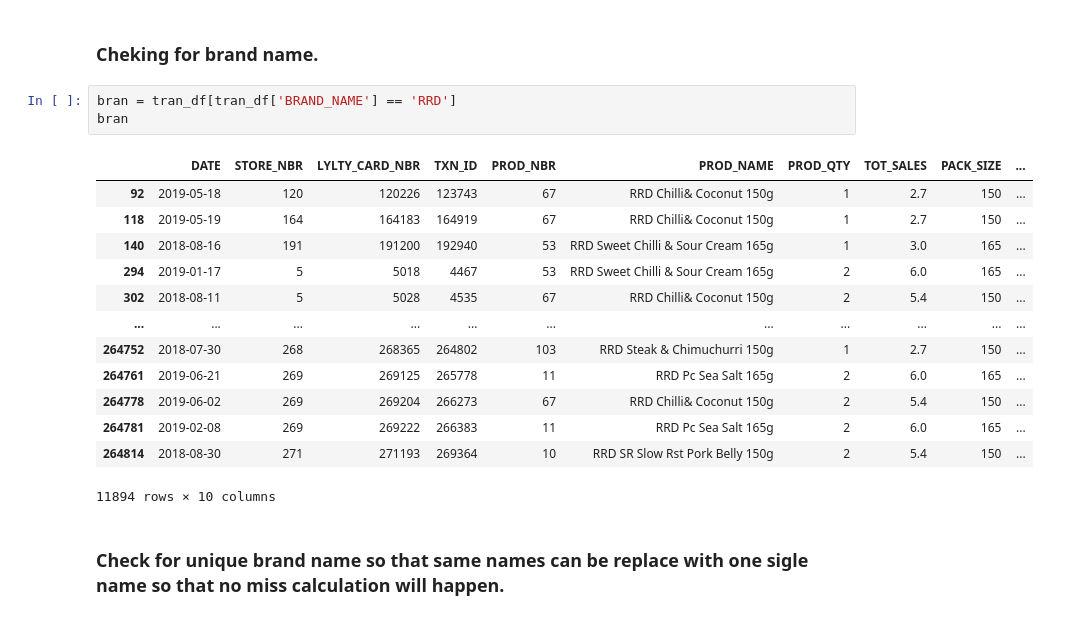
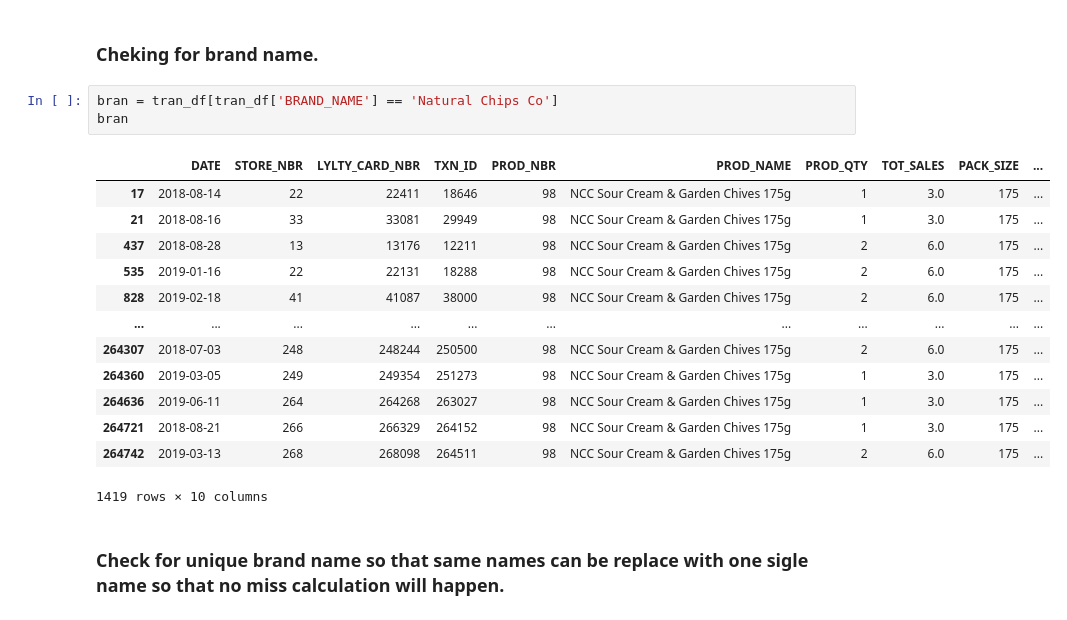
Before and after one commit to 87690ut/Virtual-Internships-Portfolio, a Jupyter notebook: Python_EDA/Customer_analysis.ipynb, the cells around one changed output. Saved outputs shown, nothing was run; the diff lists cells and outputs as text.

```diff
--- a/Python_EDA/Customer_analysis.ipynb
+++ b/Python_EDA/Customer_analysis.ipynb
@@ -195,22 +195,22 @@ tran_df.head(10)
 # %% [markdown]
 ### Cheking for brand name.
 # %%
-bran = tran_df[tran_df['BRAND_NAME'] == 'RRD']
+bran = tran_df[tran_df['BRAND_NAME'] == 'Natural Chips Co']
 bran
 # %% [output]
 |  | DATE | STORE_NBR | LYLTY_CARD_NBR | TXN_ID | PROD_NBR | PROD_NAME | PROD_QTY | TOT_SALES | PACK_SIZE | ... |
-| 92 | 2019-05-18 | 120 | 120226 | 123743 | 67 | RRD Chilli& Coconut 150g | 1 | 2.7 | 150 | ... |
-| 118 | 2019-05-19 | 164 | 164183 | 164919 | 67 | RRD Chilli& Coconut 150g | 1 | 2.7 | 150 | ... |
-| 140 | 2018-08-16 | 191 | 191200 | 192940 | 53 | RRD Sweet Chilli & Sour Cream 165g | 1 | 3.0 | 165 | ... |
-| 294 | 2019-01-17 | 5 | 5018 | 4467 | 53 | RRD Sweet Chilli & Sour Cream 165g | 2 | 6.0 | 165 | ... |
-| 302 | 2018-08-11 | 5 | 5028 | 4535 | 67 | RRD Chilli& Coconut 150g | 2 | 5.4 | 150 | ... |
+| 17 | 2018-08-14 | 22 | 22411 | 18646 | 98 | NCC Sour Cream & Garden Chives 175g | 1 | 3.0 | 175 | ... |
+| 21 | 2018-08-16 | 33 | 33081 | 29949 | 98 | NCC Sour Cream & Garden Chives 175g | 1 | 3.0 | 175 | ... |
+| 437 | 2018-08-28 | 13 | 13176 | 12211 | 98 | NCC Sour Cream & Garden Chives 175g | 2 | 6.0 | 175 | ... |
+| 535 | 2019-01-16 | 22 | 22131 | 18288 | 98 | NCC Sour Cream & Garden Chives 175g | 2 | 6.0 | 175 | ... |
+| 828 | 2019-02-18 | 41 | 41087 | 38000 | 98 | NCC Sour Cream & Garden Chives 175g | 2 | 6.0 | 175 | ... |
 | ... | ... | ... | ... | ... | ... | ... | ... | ... | ... | ... |
-| 264752 | 2018-07-30 | 268 | 268365 | 264802 | 103 | RRD Steak & Chimuchurri 150g | 1 | 2.7 | 150 | ... |
-| 264761 | 2019-06-21 | 269 | 269125 | 265778 | 11 | RRD Pc Sea Salt 165g | 2 | 6.0 | 165 | ... |
-| 264778 | 2019-06-02 | 269 | 269204 | 266273 | 67 | RRD Chilli& Coconut 150g | 2 | 5.4 | 150 | ... |
-| 264781 | 2019-02-08 | 269 | 269222 | 266383 | 11 | RRD Pc Sea Salt 165g | 2 | 6.0 | 165 | ... |
-| 264814 | 2018-08-30 | 271 | 271193 | 269364 | 10 | RRD SR Slow Rst Pork Belly 150g | 2 | 5.4 | 150 | ... |
+| 264307 | 2018-07-03 | 248 | 248244 | 250500 | 98 | NCC Sour Cream & Garden Chives 175g | 2 | 6.0 | 175 | ... |
+| 264360 | 2019-03-05 | 249 | 249354 | 251273 | 98 | NCC Sour Cream & Garden Chives 175g | 1 | 3.0 | 175 | ... |
+| 264636 | 2019-06-11 | 264 | 264268 | 263027 | 98 | NCC Sour Cream & Garden Chives 175g | 1 | 3.0 | 175 | ... |
+| 264721 | 2018-08-21 | 266 | 266329 | 264152 | 98 | NCC Sour Cream & Garden Chives 175g | 1 | 3.0 | 175 | ... |
+| 264742 | 2019-03-13 | 268 | 268098 | 264511 | 98 | NCC Sour Cream & Garden Chives 175g | 2 | 6.0 | 175 | ... |
-11894 rows × 10 columns
+1419 rows × 10 columns
 # %% [markdown]
 ### Check for unique brand name so that same names can be replace with one sigle name so that no miss calculation will happen.
 # %%
```
Also changed, not shown: parts of 5 cells of this notebook.
